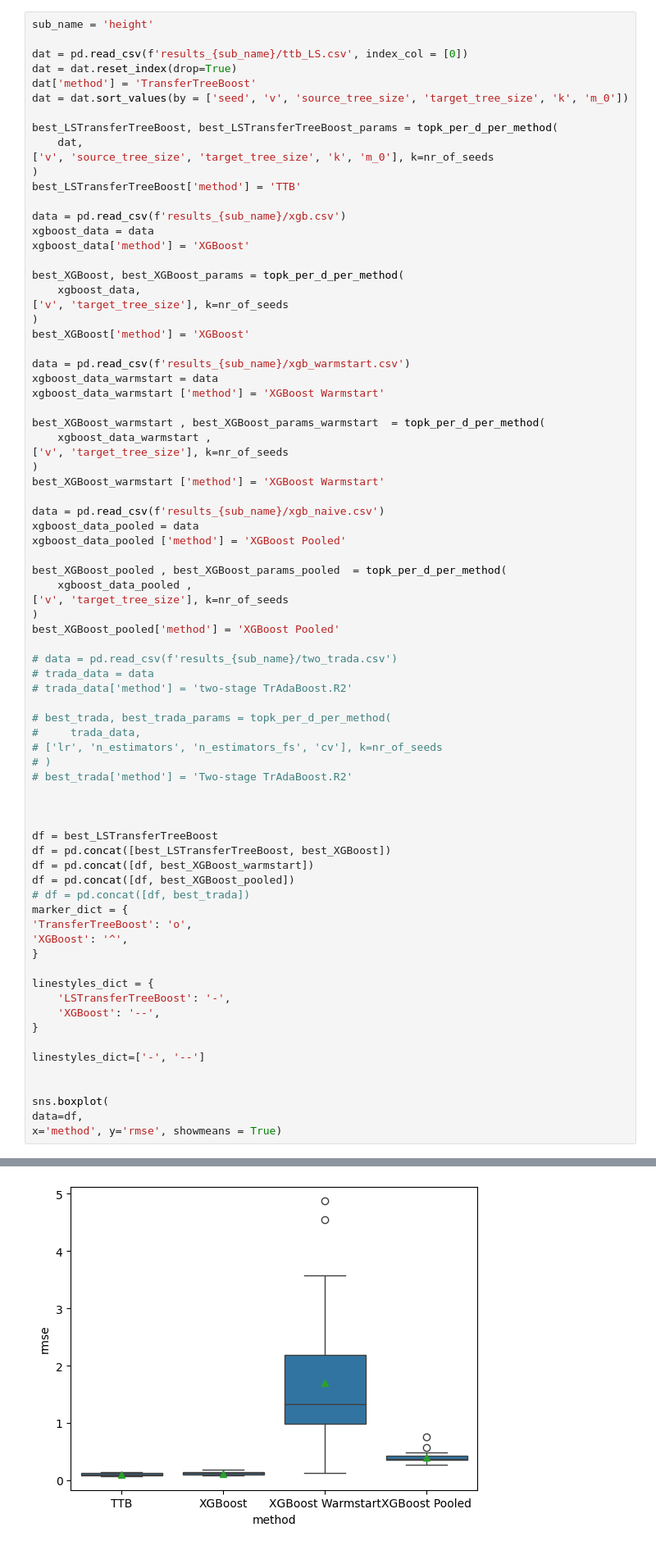
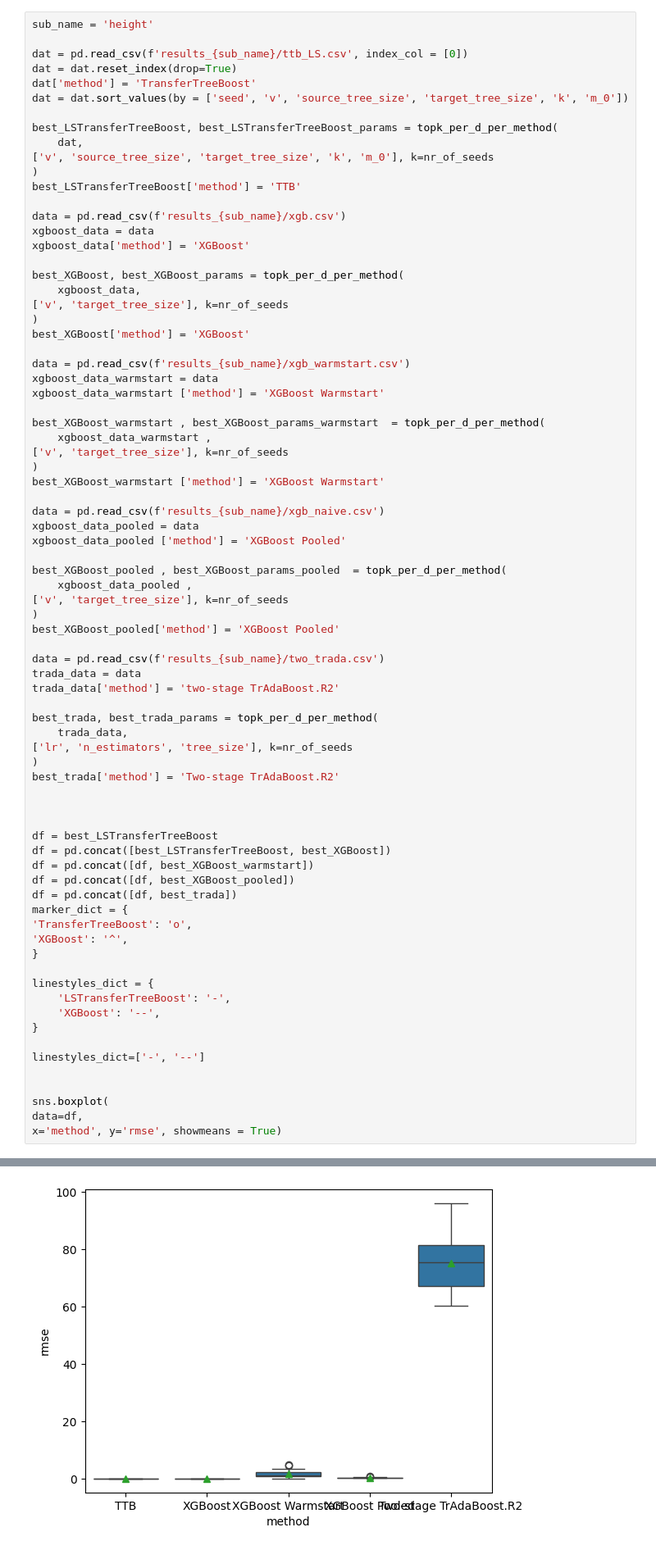
Before and after one commit to DageBjorne/transfertreeboost, a Jupyter notebook: stem-profile/viz.ipynb, the cells around one changed output, grey strips where cells are left out. Shown at 82% size. Drawn from its saved outputs; the diff is of its cells as text.

Commit message:
new trada res

```diff
--- a/stem-profile/viz.ipynb
+++ b/stem-profile/viz.ipynb
@@ -76,15 +76,15 @@ best_XGBoost_pooled , best_XGBoost_params_pooled  = topk_per_d_per_method(
 )
 best_XGBoost_pooled['method'] = 'XGBoost Pooled'
 
-# data = pd.read_csv(f'results_{sub_name}/two_trada.csv')
-# trada_data = data
-# trada_data['method'] = 'two-stage TrAdaBoost.R2'
+data = pd.read_csv(f'results_{sub_name}/two_trada.csv')
+trada_data = data
+trada_data['method'] = 'two-stage TrAdaBoost.R2'
 
-# best_trada, best_trada_params = topk_per_d_per_method(
-#     trada_data,
-# ['lr', 'n_estimators', 'n_estimators_fs', 'cv'], k=nr_of_seeds
-# )
-# best_trada['method'] = 'Two-stage TrAdaBoost.R2'
+best_trada, best_trada_params = topk_per_d_per_method(
+    trada_data,
+['lr', 'n_estimators', 'tree_size'], k=nr_of_seeds
+)
+best_trada['method'] = 'Two-stage TrAdaBoost.R2'
 
 
 
@@ -92,7 +92,7 @@ df = best_LSTransferTreeBoost
 df = pd.concat([best_LSTransferTreeBoost, best_XGBoost])
 df = pd.concat([df, best_XGBoost_warmstart])
 df = pd.concat([df, best_XGBoost_pooled])
-# df = pd.concat([df, best_trada])
+df = pd.concat([df, best_trada])
 marker_dict = {
 'TransferTreeBoost': 'o',
 'XGBoost': '^',
@@ -133,5 +130,5 @@ See the caveats in the documentation: https://pandas.pydata.org/pandas-docs/stab
 <Axes: xlabel='method', ylabel='rmse'>
-[figure, old version]
+[figure, new version]
 # %%
 #Obtain best parameters in order based on test rmse
 dat = pd.read_csv(f'results_{sub_name}/ttb_LS.csv', index_col = [0])
```
Also changed, not shown: parts of 4 cells of this notebook, 9 other files.
